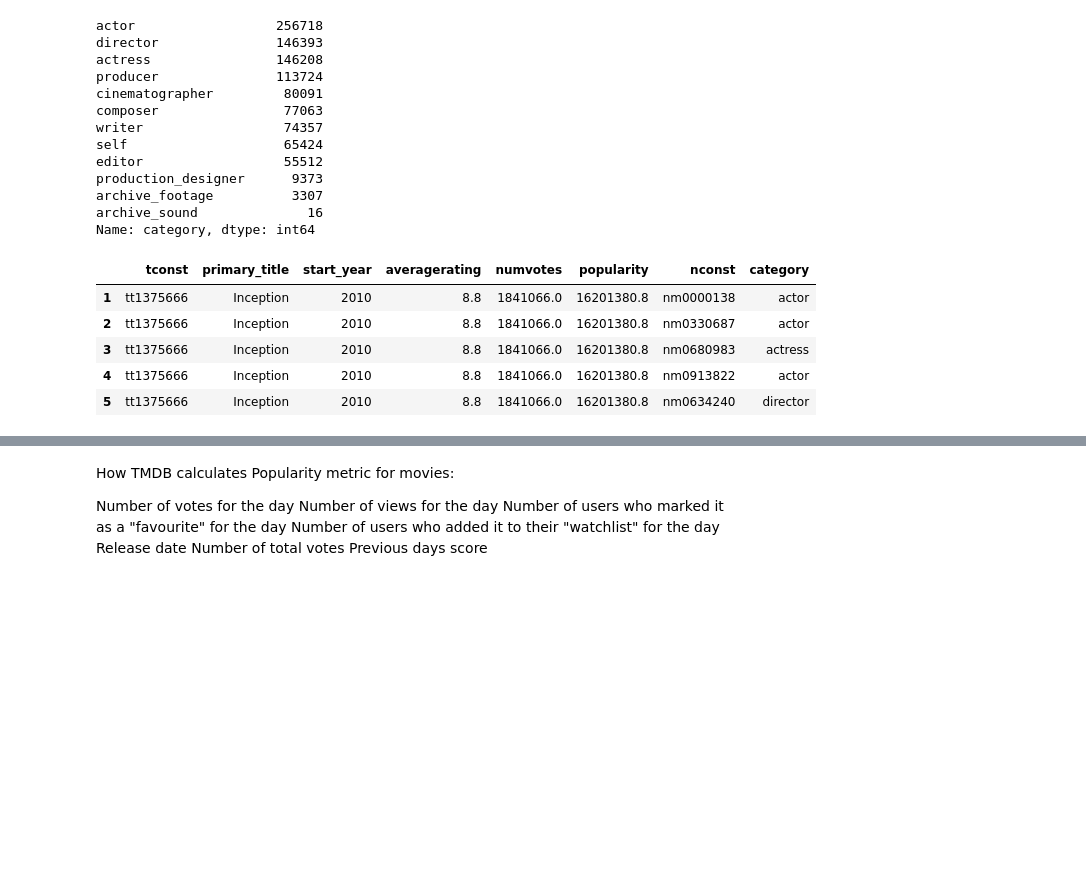
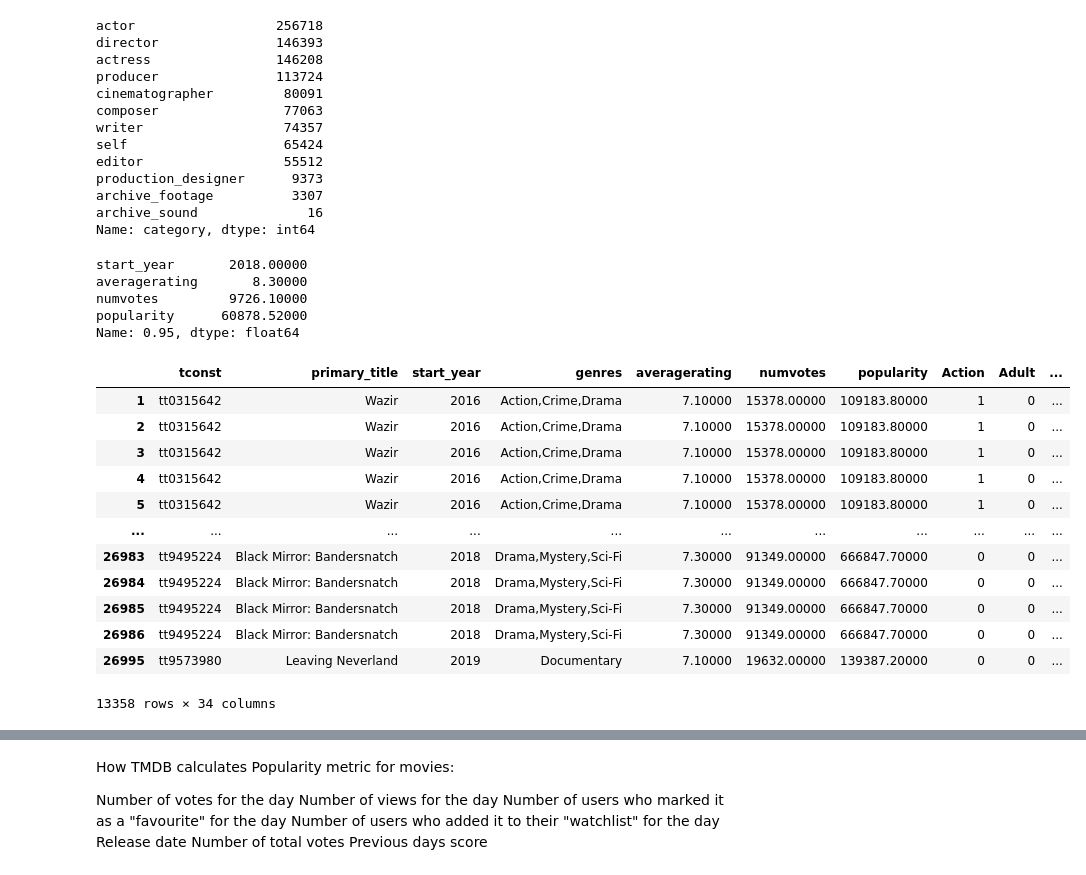
Before and after one commit to lilisbeit/Microsoft-Movies-Project, a Jupyter notebook: Microsoft-Movies-Notebook.ipynb, the cells around one changed output, grey strips where cells are left out. Drawn from its saved outputs; the diff is of its cells as text; code cells hidden in the pictures; blank space fills up the shorter version.

```diff
--- a/Microsoft-Movies-Notebook.ipynb
+++ b/Microsoft-Movies-Notebook.ipynb
@@ -36,14 +36,15 @@ After implementing the above restrictions, I arrived at a sample of over 28,000
 # %%
 # Import standard packages
+
 import pandas as pd
 pd.options.display.max_rows = 200
 pd.options.display.max_columns = 50
+pd.set_option('display.float_format', lambda x: '%.5f' % x)
 
 import numpy as np
 import matplotlib.pyplot as plt
+%matplotlib inline
 import seaborn as sns
-
-%matplotlib inline
 # %%
 #import Box Office Mojo gross data
 bom_df = pd.read_csv('data/zippedData/bom.movie_gross.csv.gz',compression='gzip')
@@ -457,7 +442,7 @@ unique_genres_list
 for x in unique_genres_list:
     genre_ratings_df[x] = ""
     for y in range(0, len(genre_ratings_df)):
-        genre_ratings_df[x][y] = np.where((x in genre_ratings_df['genres'][y]), True, False)
+        genre_ratings_df[x][y] = np.where((x in genre_ratings_df['genres'][y]), 1, 0)
 
 #The above works, but got a pandas warning that using the syntax below would be faster.
 #Tried, but it didn't work, probably because my second one is a row index, not a name
@@ -896,17 +642,0 @@ unique_genres_list
-# %%
-#add genres to genre_ratings_df as columns
-
-for x in unique_genres_list:
-    genre_ratings_df[x] = ""
-    for y in range(0, len(genre_ratings_df)):
-        genre_ratings_df[x][y] = np.where((x in genre_ratings_df['genres'][y]), True, False)
-
-#The above works, but got a pandas warning that using the syntax below would be faster.
-#Tried, but it didn't work, probably because my second one is a row index, not a name
-#     dfmi.loc[:, ('one', 'second')]
-# for x in range(0, len(genre_ratings_df)):
-#     genre_ratings_df.loc[:, ('Drama', [x])] = np.where(('Drama' in genre_ratings_df.loc[:, ('genres', [x])]), True, False)
-# maybe need to do something with loc and iloc - ask for help
-# can also try to speed it up by assignment numbers to genres?
-
-genre_ratings_df.head(10)
@@ -1112,36 +1018,55 @@ production_designer      9373
 archive_footage          3307
 archive_sound              16
 Name: category, dtype: int64
+# %%
+# genre_ratings_df.info()
+# genre_ratings_df.describe()
+genre_ratings_df.quantile(0.95) # find 95th percentile of popularity, using movies with defined genres
+# %% [output]
+start_year       2018.00000
+averagerating       8.30000
+numvotes         9726.10000
+popularity      60878.52000
+Name: 0.95, dtype: float64
 # %%
 # use df of the top 0.05% of movies by popularity
+
+top_movies_2 = genre_ratings_df.loc[genre_ratings_df['popularity'] > 60878.52000]
+
+top_movies_2.describe()
+top_movies_2.head()
+
 # left join principals df then look at top principals
 
-top_movies.describe()
-top_movies.head()
-
-top_movies_principals = top_movies.merge(imdb_title_principals_df, on='tconst')
+top_movies_principals = top_movies_2.merge(imdb_title_principals_df, on='tconst')
 #inner and left joins yield same result, so all movies do have some principals
 
 #drop unnecessary columns
-top_movies_principals.drop(columns=['runtime_minutes','ordering','job','characters'], inplace=True)
+top_movies_principals.drop(columns=['ordering','job','characters'], inplace=True)
 
 #drop rows with unnecessary category values
 top_movies_principals = top_movies_principals.loc[top_movies_principals['category'].isin (['actor',
                                                                                            'actress',
-                                                                                           'director',
-                                                                                           'cinematographer'])]
+                                                                                           'director'])]
 
 
-top_movies_principals.head()
+top_movies_principals
 # top_movies_principals.describe()
 # top_movies_principals.info()
 # %% [output]
-|  | tconst | primary_title | start_year | averagerating | numvotes | popularity | nconst | category |
-| 1 | tt1375666 | Inception | 2010 | 8.8 | 1841066.0 | 16201380.8 | nm0000138 | actor |
-| 2 | tt1375666 | Inception | 2010 | 8.8 | 1841066.0 | 16201380.8 | nm0330687 | actor |
-| 3 | tt1375666 | Inception | 2010 | 8.8 | 1841066.0 | 16201380.8 | nm0680983 | actress |
-| 4 | tt1375666 | Inception | 2010 | 8.8 | 1841066.0 | 16201380.8 | nm0913822 | actor |
-| 5 | tt1375666 | Inception | 2010 | 8.8 | 1841066.0 | 16201380.8 | nm0634240 | director |
+|  | tconst | primary_title | start_year | genres | averagerating | numvotes | popularity | Action | Adult | ... |
+| 1 | tt0315642 | Wazir | 2016 | Action,Crime,Drama | 7.10000 | 15378.00000 | 109183.80000 | 1 | 0 | ... |
+| 2 | tt0315642 | Wazir | 2016 | Action,Crime,Drama | 7.10000 | 15378.00000 | 109183.80000 | 1 | 0 | ... |
+| 3 | tt0315642 | Wazir | 2016 | Action,Crime,Drama | 7.10000 | 15378.00000 | 109183.80000 | 1 | 0 | ... |
+| 4 | tt0315642 | Wazir | 2016 | Action,Crime,Drama | 7.10000 | 15378.00000 | 109183.80000 | 1 | 0 | ... |
+| 5 | tt0315642 | Wazir | 2016 | Action,Crime,Drama | 7.10000 | 15378.00000 | 109183.80000 | 1 | 0 | ... |
+| ... | ... | ... | ... | ... | ... | ... | ... | ... | ... | ... |
+| 26983 | tt9495224 | Black Mirror: Bandersnatch | 2018 | Drama,Mystery,Sci-Fi | 7.30000 | 91349.00000 | 666847.70000 | 0 | 0 | ... |
+| 26984 | tt9495224 | Black Mirror: Bandersnatch | 2018 | Drama,Mystery,Sci-Fi | 7.30000 | 91349.00000 | 666847.70000 | 0 | 0 | ... |
+| 26985 | tt9495224 | Black Mirror: Bandersnatch | 2018 | Drama,Mystery,Sci-Fi | 7.30000 | 91349.00000 | 666847.70000 | 0 | 0 | ... |
+| 26986 | tt9495224 | Black Mirror: Bandersnatch | 2018 | Drama,Mystery,Sci-Fi | 7.30000 | 91349.00000 | 666847.70000 | 0 | 0 | ... |
+| 26995 | tt9573980 | Leaving Neverland | 2019 | Documentary | 7.10000 | 19632.00000 | 139387.20000 | 0 | 0 | ... |
+13358 rows × 34 columns
 # %%
 # count movies by principal
 
```
Also changed, not shown: parts of 91 cells of this notebook.
